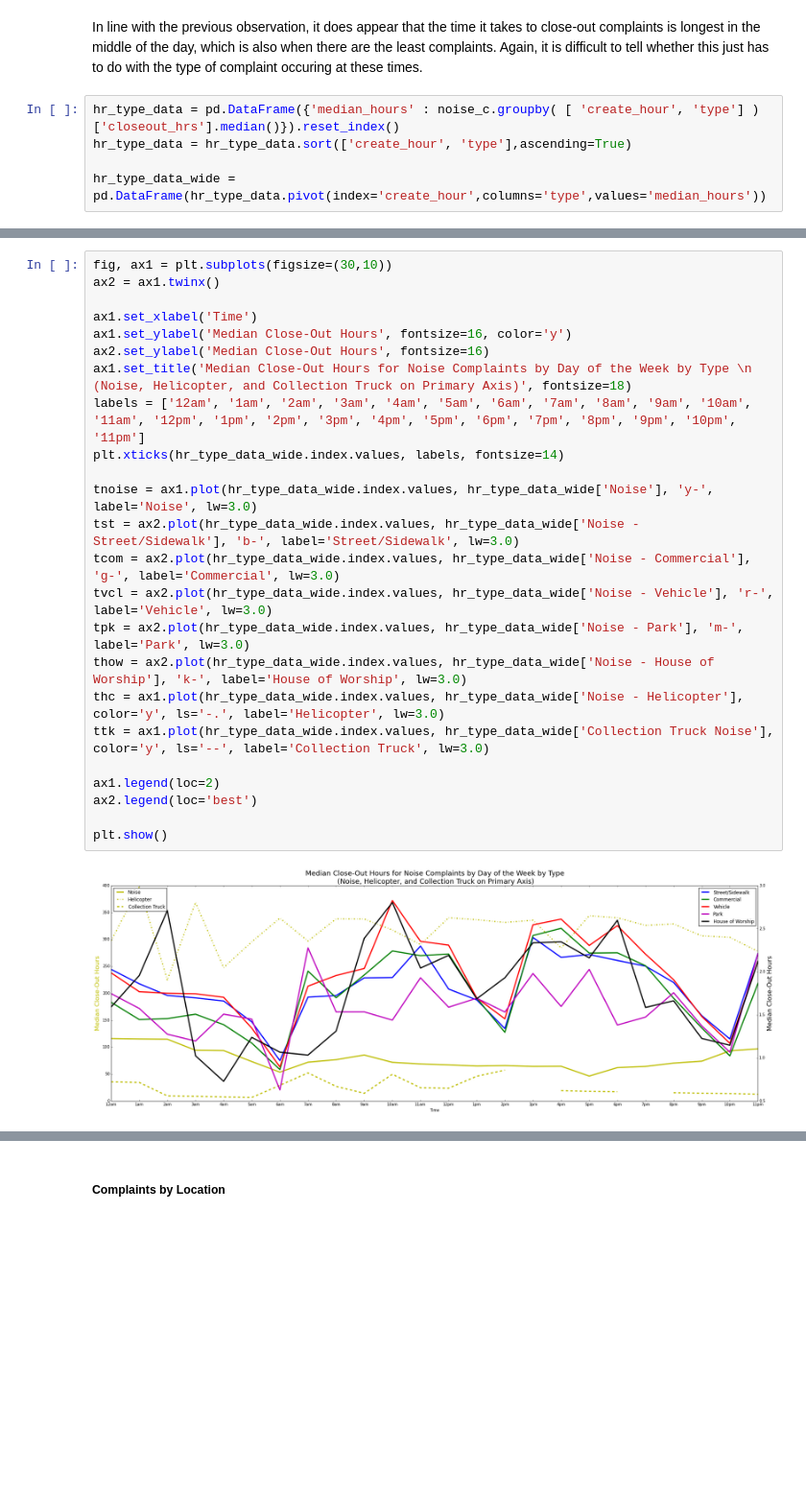
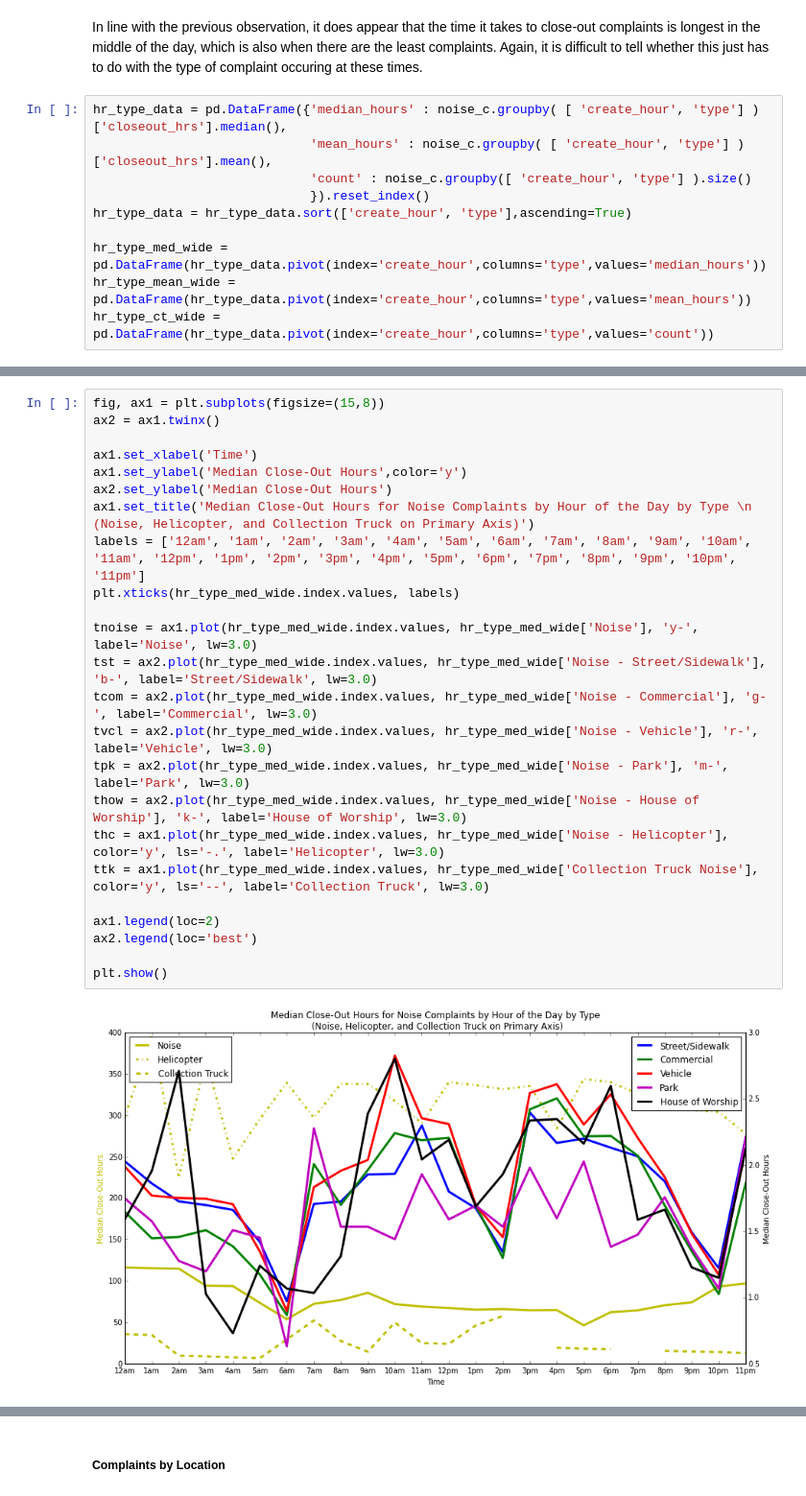
Before and after one commit to Yue1Harriet1Huang/GA-Data-Science, a Jupyter notebook: Final_Project_20141119.ipynb, the cells around one changed output, grey strips where cells are left out. Shown at 96% size. Saved outputs shown, nothing was run; the diff lists cells and outputs as text; blank space fills up the shorter version.

```diff
--- a/Final_Project_20141119.ipynb
+++ b/Final_Project_20141119.ipynb
@@ -336,7 +363,12 @@ plt.show()
 # %% [markdown]
 In line with the previous observation, it does appear that the time it takes to close-out complaints is longest in the middle of the day, which is also when there are the least complaints. Again, it is difficult to tell whether this just has to do with the type of complaint occuring at these times.
 # %%
-hr_type_data = pd.DataFrame({'median_hours' : noise_c.groupby( [ 'create_hour', 'type'] )['closeout_hrs'].median()}).reset_index()
+hr_type_data = pd.DataFrame({'median_hours' : noise_c.groupby( [ 'create_hour', 'type'] )['closeout_hrs'].median(),
+                             'mean_hours' : noise_c.groupby( [ 'create_hour', 'type'] )['closeout_hrs'].mean(),
+                             'count' : noise_c.groupby([ 'create_hour', 'type'] ).size()
+                             }).reset_index()
 hr_type_data = hr_type_data.sort(['create_hour', 'type'],ascending=True)
 
-hr_type_data_wide = pd.DataFrame(hr_type_data.pivot(index='create_hour',columns='type',values='median_hours'))
+hr_type_med_wide = pd.DataFrame(hr_type_data.pivot(index='create_hour',columns='type',values='median_hours'))
+hr_type_mean_wide = pd.DataFrame(hr_type_data.pivot(index='create_hour',columns='type',values='mean_hours'))
+hr_type_ct_wide = pd.DataFrame(hr_type_data.pivot(index='create_hour',columns='type',values='count'))
@@ -343,29 +400,29 @@ hr_type_data_wide = pd.DataFrame(hr_type_data.pivot(index='create_hour',columns=
 # %%
-fig, ax1 = plt.subplots(figsize=(30,10))
+fig, ax1 = plt.subplots(figsize=(15,8))
 ax2 = ax1.twinx()
 
 ax1.set_xlabel('Time')
-ax1.set_ylabel('Median Close-Out Hours', fontsize=16, color='y')
-ax2.set_ylabel('Median Close-Out Hours', fontsize=16)
-ax1.set_title('Median Close-Out Hours for Noise Complaints by Day of the Week by Type \n (Noise, Helicopter, and Collection Truck on Primary Axis)', fontsize=18)
+ax1.set_ylabel('Median Close-Out Hours',color='y')
+ax2.set_ylabel('Median Close-Out Hours')
+ax1.set_title('Median Close-Out Hours for Noise Complaints by Hour of the Day by Type \n (Noise, Helicopter, and Collection Truck on Primary Axis)')
 labels = ['12am', '1am', '2am', '3am', '4am', '5am', '6am', '7am', '8am', '9am', '10am', '11am', '12pm', '1pm', '2pm', '3pm', '4pm', '5pm', '6pm', '7pm', '8pm', '9pm', '10pm', '11pm']
-plt.xticks(hr_type_data_wide.index.values, labels, fontsize=14)
+plt.xticks(hr_type_med_wide.index.values, labels)
 
-tnoise = ax1.plot(hr_type_data_wide.index.values, hr_type_data_wide['Noise'], 'y-', label='Noise', lw=3.0)
-tst = ax2.plot(hr_type_data_wide.index.values, hr_type_data_wide['Noise - Street/Sidewalk'], 'b-', label='Street/Sidewalk', lw=3.0)
-tcom = ax2.plot(hr_type_data_wide.index.values, hr_type_data_wide['Noise - Commercial'], 'g-', label='Commercial', lw=3.0)
-tvcl = ax2.plot(hr_type_data_wide.index.values, hr_type_data_wide['Noise - Vehicle'], 'r-', label='Vehicle', lw=3.0)
-tpk = ax2.plot(hr_type_data_wide.index.values, hr_type_data_wide['Noise - Park'], 'm-', label='Park', lw=3.0)
-thow = ax2.plot(hr_type_data_wide.index.values, hr_type_data_wide['Noise - House of Worship'], 'k-', label='House of Worship', lw=3.0)
-thc = ax1.plot(hr_type_data_wide.index.values, hr_type_data_wide['Noise - Helicopter'], color='y', ls='-.', label='Helicopter', lw=3.0)
-ttk = ax1.plot(hr_type_data_wide.index.values, hr_type_data_wide['Collection Truck Noise'], color='y', ls='--', label='Collection Truck', lw=3.0)
+tnoise = ax1.plot(hr_type_med_wide.index.values, hr_type_med_wide['Noise'], 'y-', label='Noise', lw=3.0)
+tst = ax2.plot(hr_type_med_wide.index.values, hr_type_med_wide['Noise - Street/Sidewalk'], 'b-', label='Street/Sidewalk', lw=3.0)
+tcom = ax2.plot(hr_type_med_wide.index.values, hr_type_med_wide['Noise - Commercial'], 'g-', label='Commercial', lw=3.0)
+tvcl = ax2.plot(hr_type_med_wide.index.values, hr_type_med_wide['Noise - Vehicle'], 'r-', label='Vehicle', lw=3.0)
+tpk = ax2.plot(hr_type_med_wide.index.values, hr_type_med_wide['Noise - Park'], 'm-', label='Park', lw=3.0)
+thow = ax2.plot(hr_type_med_wide.index.values, hr_type_med_wide['Noise - House of Worship'], 'k-', label='House of Worship', lw=3.0)
+thc = ax1.plot(hr_type_med_wide.index.values, hr_type_med_wide['Noise - Helicopter'], color='y', ls='-.', label='Helicopter', lw=3.0)
+ttk = ax1.plot(hr_type_med_wide.index.values, hr_type_med_wide['Collection Truck Noise'], color='y', ls='--', label='Collection Truck', lw=3.0)
 
 ax1.legend(loc=2)
 ax2.legend(loc='best')
 
 plt.show()
 # %% [output]
-[figure, old version]
+[figure, new version]
 # %% [markdown]
 * It does not look like there is a big difference between the response times for different types of complaints throughout the day.
 * Although it is difficult to see here, Noise looks like it follows the same pattern of response time as the other types of complaints (but on a different scale).
```
Also changed, not shown: parts of 74 cells of this notebook, 2 other files.
